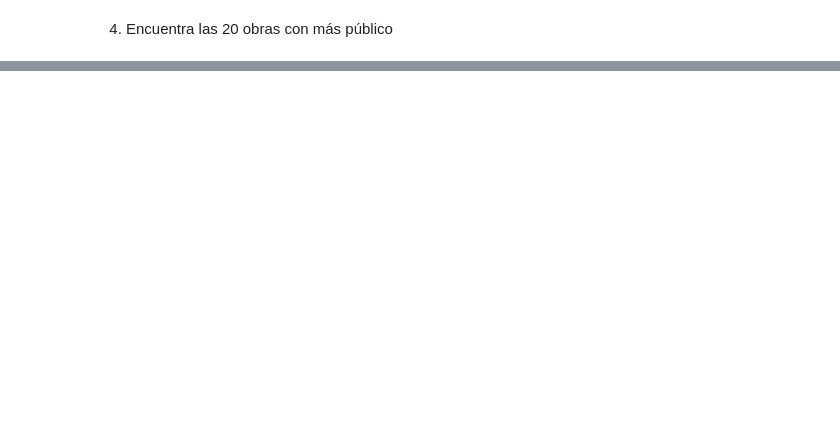
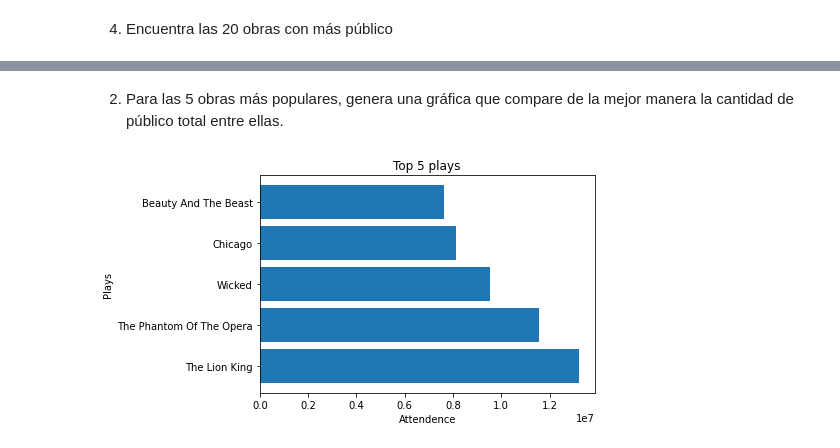
Before and after one commit to Felipelv199/herramientas-para-cd, a Jupyter notebook: homeworks/03-homework/main.ipynb, the cells around one changed output, grey strips where cells are left out. Drawn from its saved outputs; the diff is of its cells as text; code cells hidden in the pictures; blank space fills up the shorter version.

```diff
--- a/homeworks/03-homework/main.ipynb
+++ b/homeworks/03-homework/main.ipynb
@@ -34,13 +44,2 @@ defaultdict(<class 'int'>, {'Booth': 726, 'Broadway': 1045, 'Ethel Barrymore': 7
 # %% [markdown]
 3. Cuenta el número de personas que atendieron cada obra a través de todos los años con ayuda de un diccionario
-# %%
-years = defaultdict(dict)
-for d in org_data:
-    dateYear = d["Date.Year"]
-    showName = d["Show.Name"]
-    staticsCapacity = d["Statistics.Capacity"]
-    if years.get(dateYear) == None:
-        years[dateYear] = defaultdict(dict)
-    else:
-        years[dateYear][showName] = staticsCapacity
-print(years)
@@ -58,0 +156,23 @@ Extra: Para la obra de Cats, genera una gráfica en la que se aprecie de la mejo
+# %% [markdown]
+2. Para las 5 obras más populares, genera una gráfica que compare de la mejor manera la cantidad de público total entre ellas.
+# %%
+top_5_plays = plays_attendance[:5]
+height = 5
+n_plays = len(top_5_plays)
+widths = []
+names = []
+
+for play in top_5_plays:
+    name, attendence = play
+    widths.append(attendence)
+    names.append(name)
+
+y = np.linspace(0, n_plays + (height*n_plays), num=n_plays, endpoint=False)
+
+plt.barh(y, widths, height, tick_label=names, align="center")
+plt.title("Top 5 plays")
+plt.xlabel("Attendence")
+plt.ylabel("Plays")
+plt.show()
+# %% [output]
+[figure, added]
```
Also changed, not shown: parts of 14 cells of this notebook, 1 other file.
